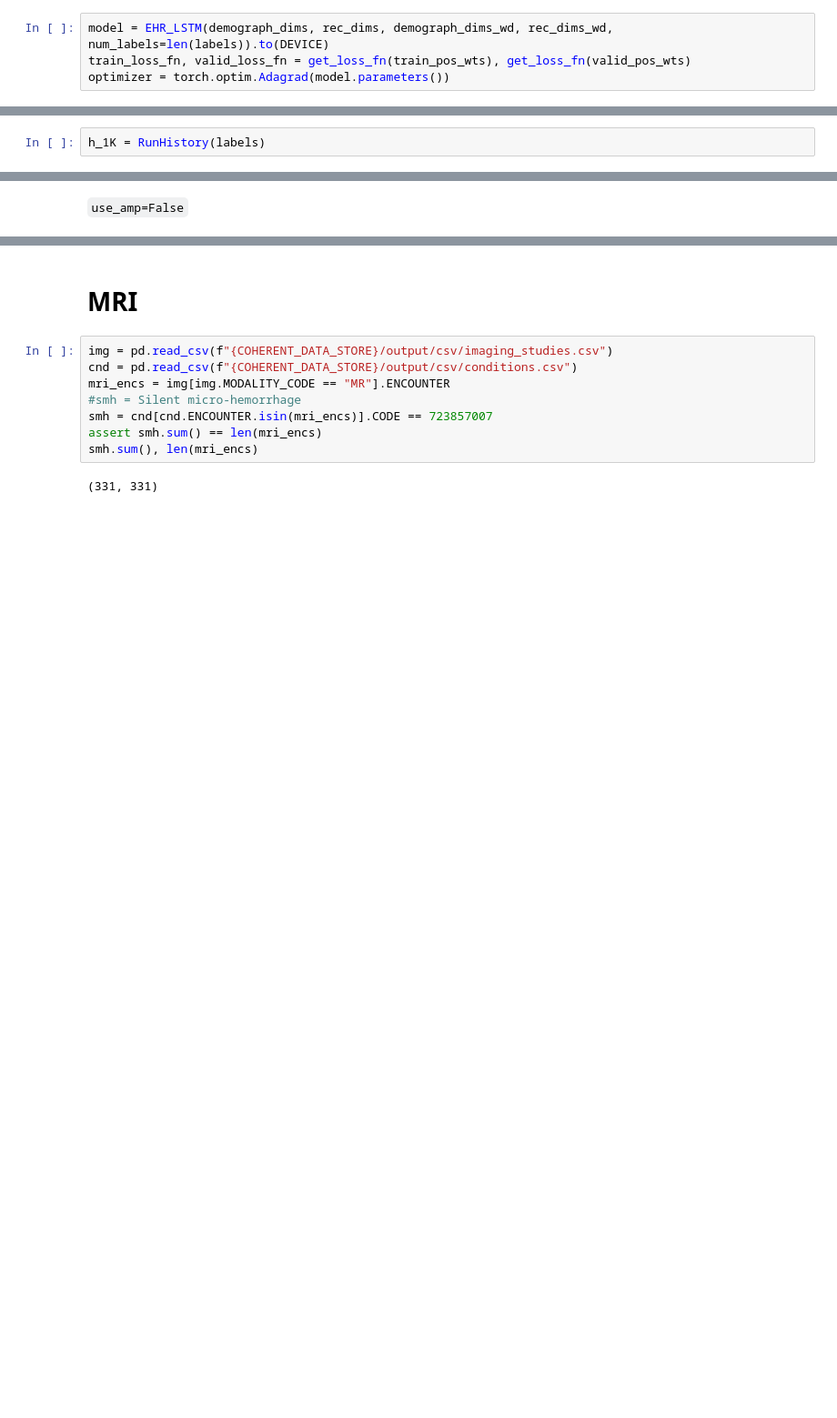
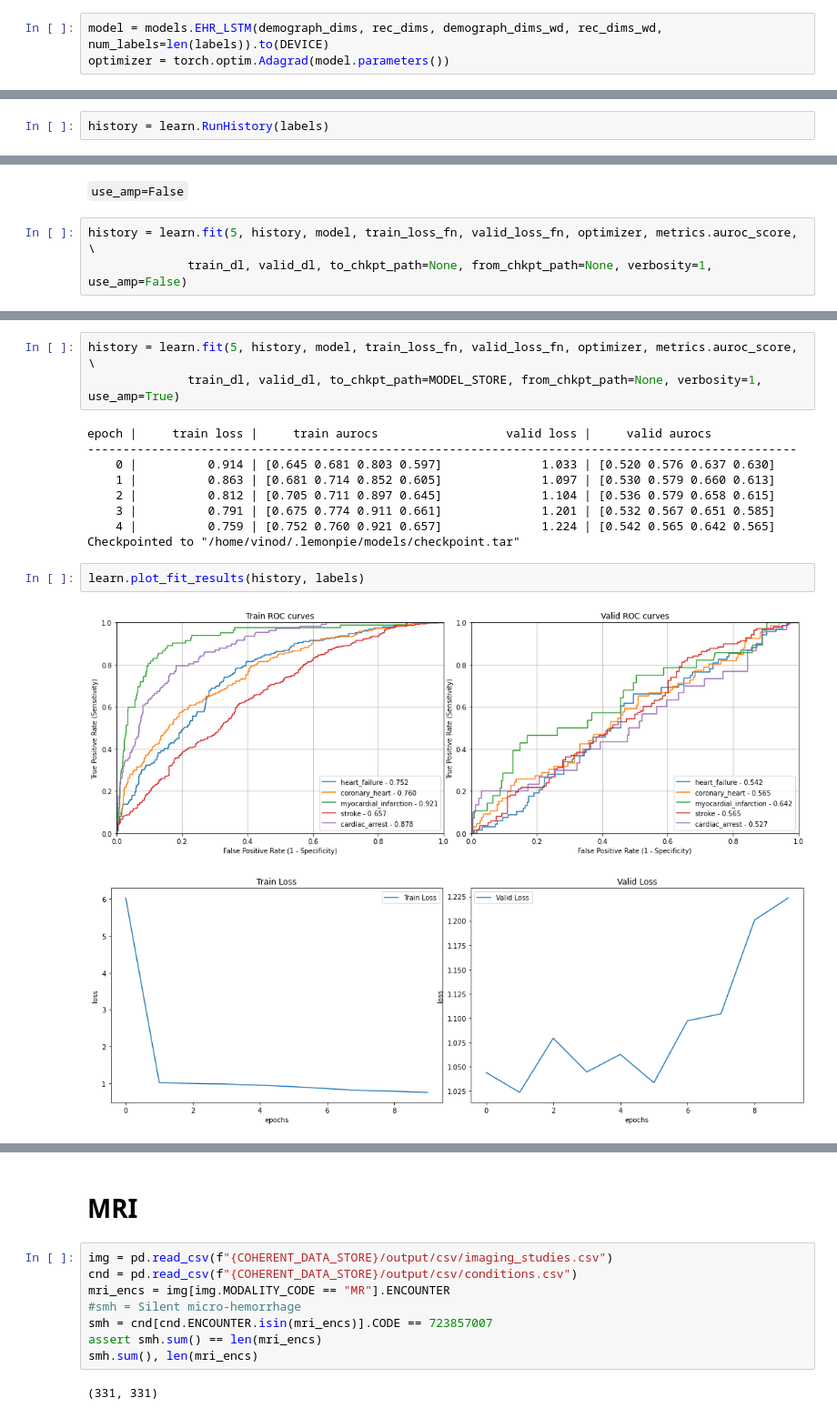
Before and after one commit to multimodal-healthcare/fusion, a Jupyter notebook: notebooks/01_coherent_clean.ipynb, the cells around one changed output, grey strips where cells are left out. Shown at 91% size. Saved outputs shown, nothing was run; the diff lists cells and outputs as text; blank space fills up the shorter version.

```diff
--- a/notebooks/01_coherent_clean.ipynb
+++ b/notebooks/01_coherent_clean.ipynb
@@ -281,4 +312,3 @@ FileNotFoundError: [Errno 2] No such file or directory: '/home/vinod/code/datase
 # %%
-model = EHR_LSTM(demograph_dims, rec_dims, demograph_dims_wd, rec_dims_wd, num_labels=len(labels)).to(DEVICE)
-train_loss_fn, valid_loss_fn = get_loss_fn(train_pos_wts), get_loss_fn(valid_pos_wts)
+model = models.EHR_LSTM(demograph_dims, rec_dims, demograph_dims_wd, rec_dims_wd, num_labels=len(labels)).to(DEVICE)
 optimizer = torch.optim.Adagrad(model.parameters())
@@ -308,3 +334,3 @@ EHR_LSTM(
 )
 # %%
-h_1K = RunHistory(labels)
+history = learn.RunHistory(labels)
@@ -311,2 +339,5 @@ h_1K = RunHistory(labels)
 # %% [markdown]
 `use_amp=False`
+# %%
+history = learn.fit(5, history, model, train_loss_fn, valid_loss_fn, optimizer, metrics.auroc_score, \
+              train_dl, valid_dl, to_chkpt_path=None, from_chkpt_path=None, verbosity=1, use_amp=False)
@@ -312,0 +354,17 @@ h_1K = RunHistory(labels)
+# %%
+history = learn.fit(5, history, model, train_loss_fn, valid_loss_fn, optimizer, metrics.auroc_score, \
+              train_dl, valid_dl, to_chkpt_path=MODEL_STORE, from_chkpt_path=None, verbosity=1, use_amp=True)
+# %% [output]
+epoch |     train loss |     train aurocs                  valid loss |     valid aurocs
+----------------------------------------------------------------------------------------------------
+    0 |          0.914 | [0.645 0.681 0.803 0.597]              1.033 | [0.520 0.576 0.637 0.630]
+    1 |          0.863 | [0.681 0.714 0.852 0.605]              1.097 | [0.530 0.579 0.660 0.613]
+    2 |          0.812 | [0.705 0.711 0.897 0.645]              1.104 | [0.536 0.579 0.658 0.615]
+    3 |          0.791 | [0.675 0.774 0.911 0.661]              1.201 | [0.532 0.567 0.651 0.585]
+    4 |          0.759 | [0.752 0.760 0.921 0.657]              1.224 | [0.542 0.565 0.642 0.565]
+Checkpointed to "/home/vinod/.lemonpie/models/checkpoint.tar"
+# %%
+learn.plot_fit_results(history, labels)
+# %% [output]
+[figure, added]
+[figure, added]
```
Also changed, not shown: parts of 25 cells of this notebook.
